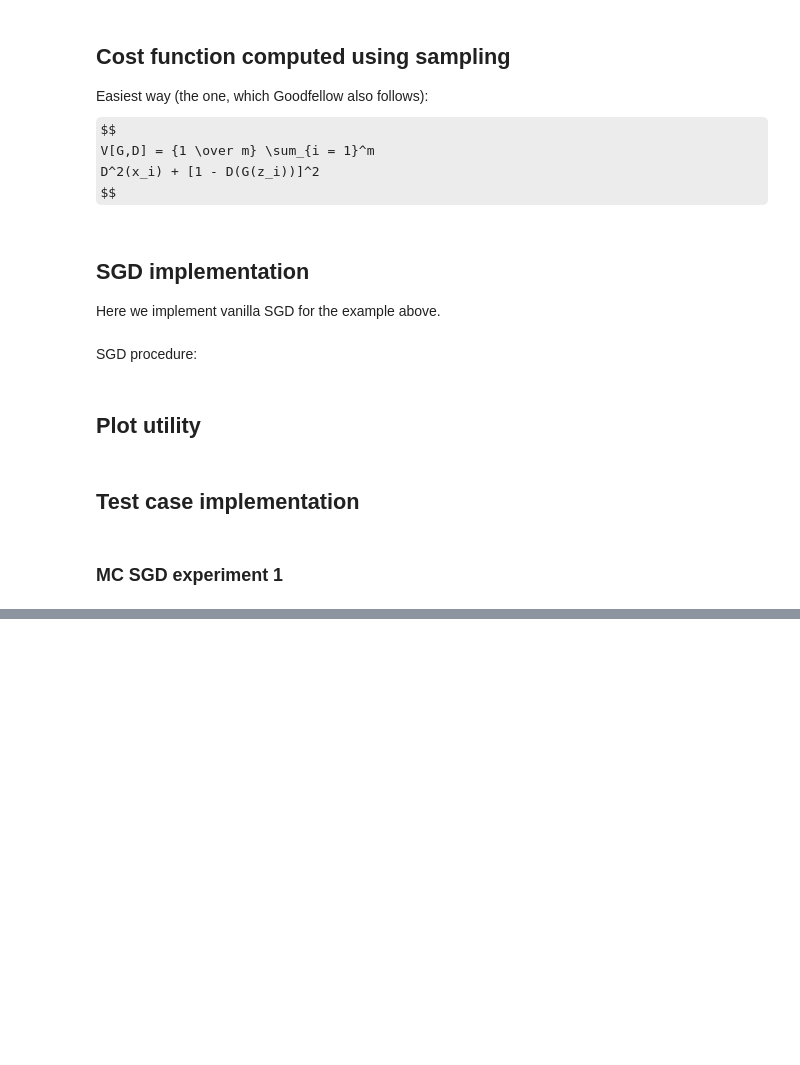
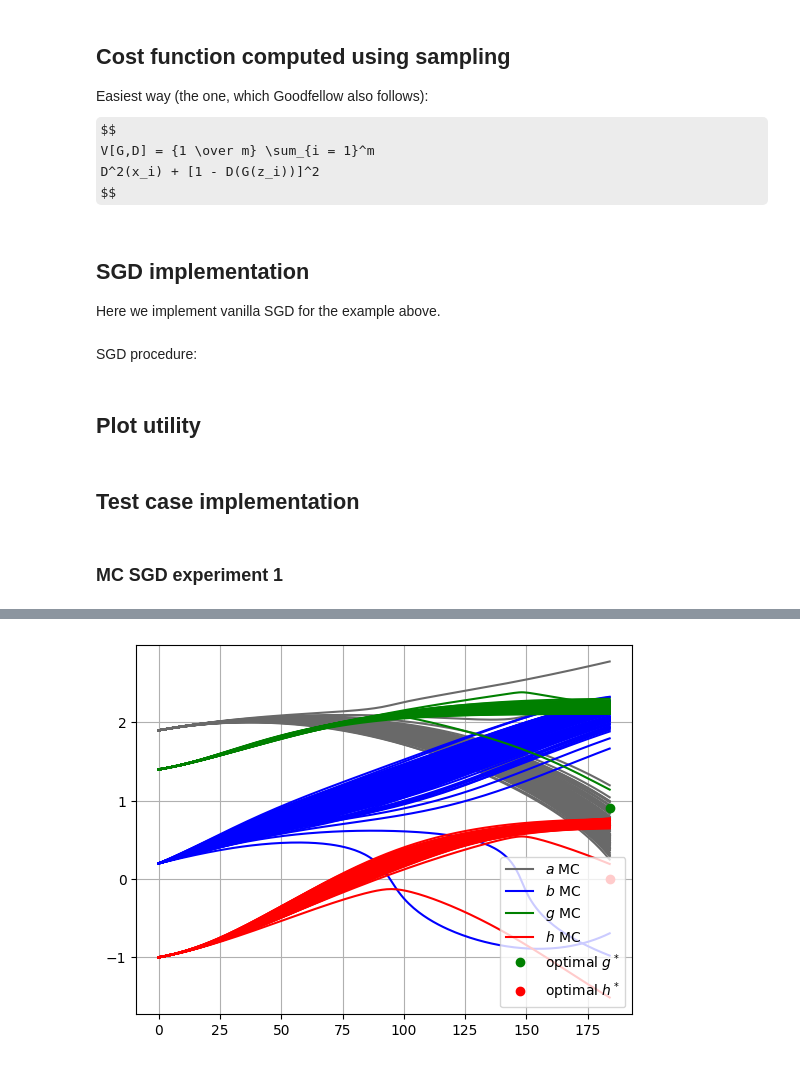
Before and after one commit to BandGapAI/gan-1d-least-squares, a Jupyter notebook: numerical_simulation.ipynb, the cells around one changed output, grey strips where cells are left out. Cells and saved outputs as stored; diff of their text form; code cells hidden in the pictures; some formulas as TeX source; blank space fills up the shorter version.

```diff
--- a/numerical_simulation.ipynb
+++ b/numerical_simulation.ipynb
@@ -155,0 +163,23 @@ plot_and_save_mat(config_gan=config_gan,
+# %%
+config_gan = {
+    "c": 1.1
+}
+config_sgd = {
+    "a_initial": 1.9,
+    "b_initial": 0.2,
+    "g_initial": 1.4,
+    "h_initial": -1.0,
+    "eta": 0.1,
+    "n_steps": 185
+}
+# %%
+a_paths, b_paths, g_paths, h_paths = run_SGD_batch(config_gan=config_gan, config_sgd=config_sgd, n_runs=100)
+# %%
+plot_and_save_mat(config_gan=config_gan,
+                  config_sgd=config_sgd,
+                  a_paths=a_paths,
+                  b_paths=b_paths,
+                  g_paths=g_paths,
+                  h_paths=h_paths)
+# %% [output]
+[figure, added]
```
Also changed, not shown: parts of 6 cells of this notebook, 6 other files.
